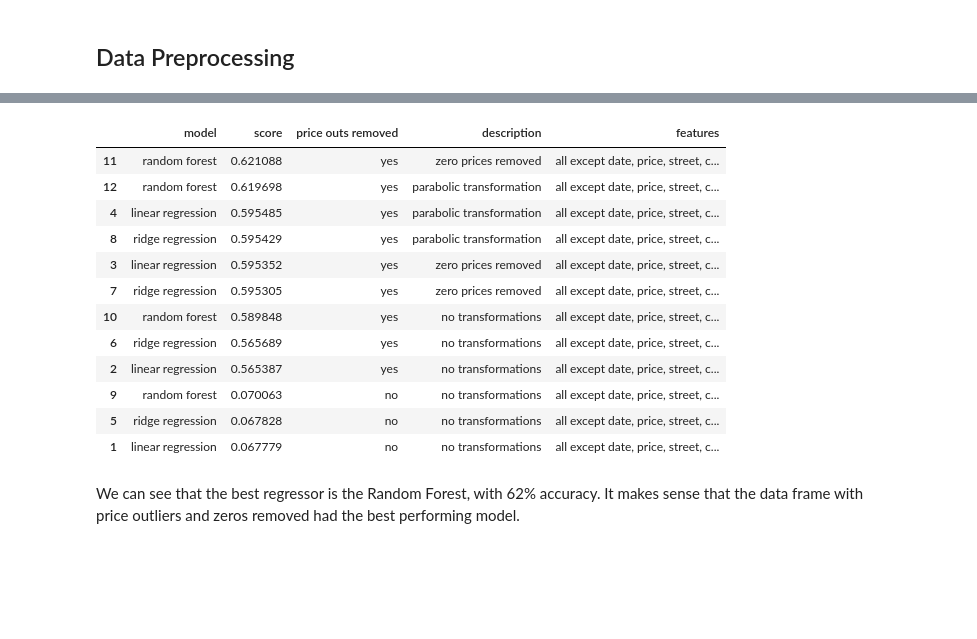
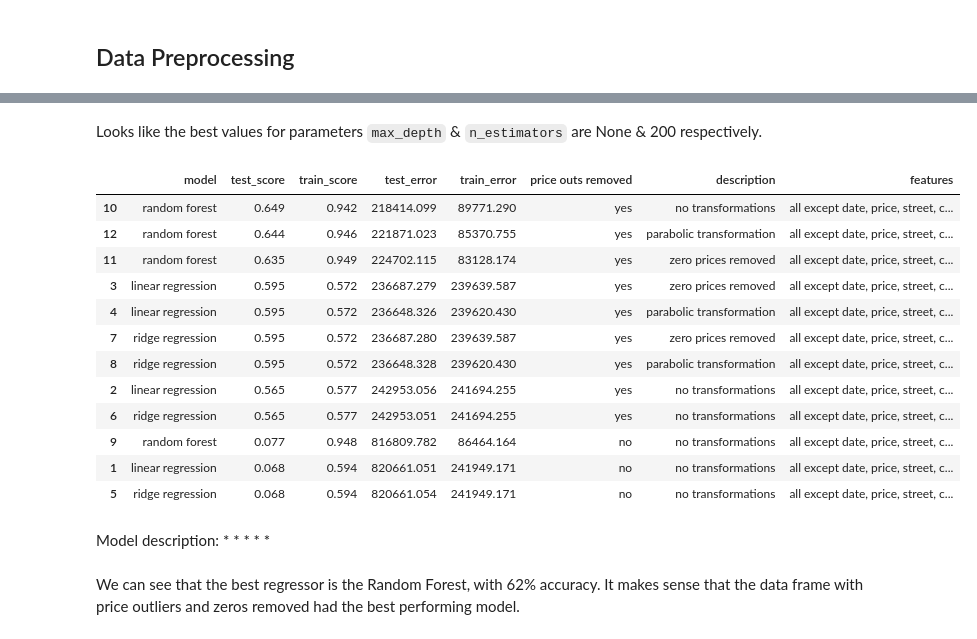
Before and after one commit to hmseyoum/Capstone-Project-1, a Jupyter notebook: Data Modeling.ipynb, the cells around one changed output, grey strips where cells are left out. Cells and saved outputs as stored; diff of their text form; code cells hidden in the pictures; blank space fills up the shorter version.

```diff
--- a/Data Modeling.ipynb
+++ b/Data Modeling.ipynb
@@ -226,0 +234,9 @@ random forest     R^2: 0.619698446669084, RMSE: 229456.37257099783
+# %%
+alphas = [1e-4, 1e-3, 1e-2, 1e-1, 1, 1e1]
+
+for sets in train_test_sets:
+    print('')
+    for alpha in alphas:
+        model = Ridge(alpha = alpha)
+        train_error, test_error, train_score, test_score = calc_metrics(sets[0], sets[2],  sets[1], sets[3], model)
+        print('alpha: {} | test_score: {} | test_error: {} | test/train error: {}'.format(alpha, test_score, test_error, round(test_error/train_error, 1)))
@@ -226,0 +266,12 @@ random forest     R^2: 0.619698446669084, RMSE: 229456.37257099783
+# %%
+max_depths = [None, 10, 100]
+n_estimators = [1, 10, 100, 200]
+
+for sets in train_test_sets:
+    print('')
+    for max_depth in max_depths:
+        for n in n_estimators:
+            model = RandomForestRegressor(max_depth=max_depth , n_estimators=n)
+            train_error, test_error, train_score, test_score = calc_metrics(sets[0], sets[2],  sets[1], sets[3], model)
+            train_error, test_error, train_score, test_score = round(train_error,3), round(test_error,3), round(train_score,3), round(test_score,3)
+            print('max_depth: {} | n_estimators: {} | test_score: {} | test_error: {} | test/train error: {}'.format(max_depth, n, test_score, test_error, round(test_error/train_error, 1)))
@@ -226,0 +296,2 @@ random forest     R^2: 0.619698446669084, RMSE: 229456.37257099783
+# %% [markdown]
+Looks like the best values for parameters `max_depth` & `n_estimators` are None & 200 respectively.
@@ -227,45 +354,63 @@ random forest     R^2: 0.619698446669084, RMSE: 229456.37257099783
 # %%
 features1 = 'all except date, price, street, city, state'
 features2 = 'all except date, price, street, city, state'
 features3 = 'all except date, price, street, city, state'
 features4 = 'all except date, price, street, city, state'
 features5 = 'all except date, price, street, city, state'
 features6 = 'all except date, price, street, city, state'
 features7 = 'all except date, price, street, city, state'
 features8 = 'all except date, price, street, city, state'
 features9 = 'all except date, price, street, city, state'
 features10 = 'all except date, price, street, city, state'
 features11 = 'all except date, price, street, city, state'
 features12 = 'all except date, price, street, city, state'
 
 content = {'features': [features1, features2, features3, features4, features5, features6,
                         features7, features8, features9, features10, features11, features12],
            'model': ['linear regression', 'linear regression', 'linear regression', 'linear regression',
                      'ridge regression', 'ridge regression', 'ridge regression', 'ridge regression',
                      'random forest', 'random forest', 'random forest', 'random forest'],
-           'score': [linear_score[0], linear_score[1], linear_score[2], linear_score[3],
-                     ridge_score[0], ridge_score[1], ridge_score[2], ridge_score[3],
-                     forest_score[0], forest_score[1], forest_score[2], forest_score[3]],
+           'test_error': [lr_test_error[0], lr_test_error[1], lr_test_error[2], lr_test_error[3],
+                    ridge_test_error[0], ridge_test_error[1], ridge_test_error[2], ridge_test_error[3],
+                    rf_test_error[0], rf_test_error[1], rf_test_error[2], rf_test_error[3]],
+           'train_error': [lr_train_error[0], lr_train_error[1], lr_train_error[2], lr_train_error[3],
+                    ridge_train_error[0], ridge_train_error[1], ridge_train_error[2], ridge_train_error[3],
+                    rf_train_error[0], rf_train_error[1], rf_train_error[2], rf_train_error[3]],
+           'test_score': [lr_test_score[0], lr_test_score[1], lr_test_score[2], lr_test_score[3],
+                     ridge_test_score[0], ridge_test_score[1], ridge_test_score[2], ridge_test_score[3],
+                     rf_test_score[0], rf_test_score[1], rf_test_score[2], rf_test_score[3]],
+           'train_score': [lr_train_score[0], lr_train_score[1], lr_train_score[2], lr_train_score[3],
+                             ridge_train_score[0], ridge_train_score[1], ridge_train_score[2], ridge_train_score[3],
+                             rf_train_score[0], rf_train_score[1], rf_train_score[2], rf_train_score[3]],
            'description': ['no transformations', 'no transformations', 'zero prices removed', 'parabolic transformation',
                            'no transformations', 'no transformations', 'zero prices removed', 'parabolic transformation',
                            'no transformations', 'no transformations', 'zero prices removed', 'parabolic transformation'],
            'price outs removed': ['no', 'yes', 'yes', 'yes', 'no', 'yes', 'yes', 'yes', 'no', 'yes', 'yes', 'yes']}
 
-table = pd.DataFrame(content, columns=['model', 'score', 'price outs removed', 'description', 'features'], index=[1,2,3,4,5,6,7,8,9,10,11,12])
-table.sort_values('score', ascending=False)
+table = pd.DataFrame(content, columns=['model', 'test_score', 'train_score', 'test_error', 'train_error', 'price outs removed', 'description', 'features'], index=[1,2,3,4,5,6,7,8,9,10,11,12])
+table.sort_values('test_score', ascending=False)
+
+# include hyperparameters, test_RMSE, training_RMSE
 # %% [output]
-|  | model | score | price outs removed | description | features |
-| 11 | random forest | 0.621088 | yes | zero prices removed | all except date, price, street, c... |
-| 12 | random forest | 0.619698 | yes | parabolic transformation | all except date, price, street, c... |
-| 4 | linear regression | 0.595485 | yes | parabolic transformation | all except date, price, street, c... |
-| 8 | ridge regression | 0.595429 | yes | parabolic transformation | all except date, price, street, c... |
-| 3 | linear regression | 0.595352 | yes | zero prices removed | all except date, price, street, c... |
-| 7 | ridge regression | 0.595305 | yes | zero prices removed | all except date, price, street, c... |
-| 10 | random forest | 0.589848 | yes | no transformations | all except date, price, street, c... |
-| 6 | ridge regression | 0.565689 | yes | no transformations | all except date, price, street, c... |
-| 2 | linear regression | 0.565387 | yes | no transformations | all except date, price, street, c... |
-| 9 | random forest | 0.070063 | no | no transformations | all except date, price, street, c... |
-| 5 | ridge regression | 0.067828 | no | no transformations | all except date, price, street, c... |
-| 1 | linear regression | 0.067779 | no | no transformations | all except date, price, street, c... |
+|  | model | test_score | train_score | test_error | train_error | price outs removed | description | features |
+| 10 | random forest | 0.649 | 0.942 | 218414.099 | 89771.290 | yes | no transformations | all except date, price, street, c... |
+| 12 | random forest | 0.644 | 0.946 | 221871.023 | 85370.755 | yes | parabolic transformation | all except date, price, street, c... |
+| 11 | random forest | 0.635 | 0.949 | 224702.115 | 83128.174 | yes | zero prices removed | all except date, price, street, c... |
+| 3 | linear regression | 0.595 | 0.572 | 236687.279 | 239639.587 | yes | zero prices removed | all except date, price, street, c... |
+| 4 | linear regression | 0.595 | 0.572 | 236648.326 | 239620.430 | yes | parabolic transformation | all except date, price, street, c... |
+| 7 | ridge regression | 0.595 | 0.572 | 236687.280 | 239639.587 | yes | zero prices removed | all except date, price, street, c... |
+| 8 | ridge regression | 0.595 | 0.572 | 236648.328 | 239620.430 | yes | parabolic transformation | all except date, price, street, c... |
+| 2 | linear regression | 0.565 | 0.577 | 242953.056 | 241694.255 | yes | no transformations | all except date, price, street, c... |
+| 6 | ridge regression | 0.565 | 0.577 | 242953.051 | 241694.255 | yes | no transformations | all except date, price, street, c... |
+| 9 | random forest | 0.077 | 0.948 | 816809.782 | 86464.164 | no | no transformations | all except date, price, street, c... |
+| 1 | linear regression | 0.068 | 0.594 | 820661.051 | 241949.171 | no | no transformations | all except date, price, street, c... |
+| 5 | ridge regression | 0.068 | 0.594 | 820661.054 | 241949.171 | no | no transformations | all except date, price, street, c... |
+# %% [markdown]
+Model description:
+*
+*
+*
+*
+*
 # %% [markdown]
 We can see that the best regressor is the Random Forest, with 62% accuracy. It makes sense that the data frame with price outliers and zeros removed had the best performing model.
```
Also changed, not shown: parts of 31 cells of this notebook.
